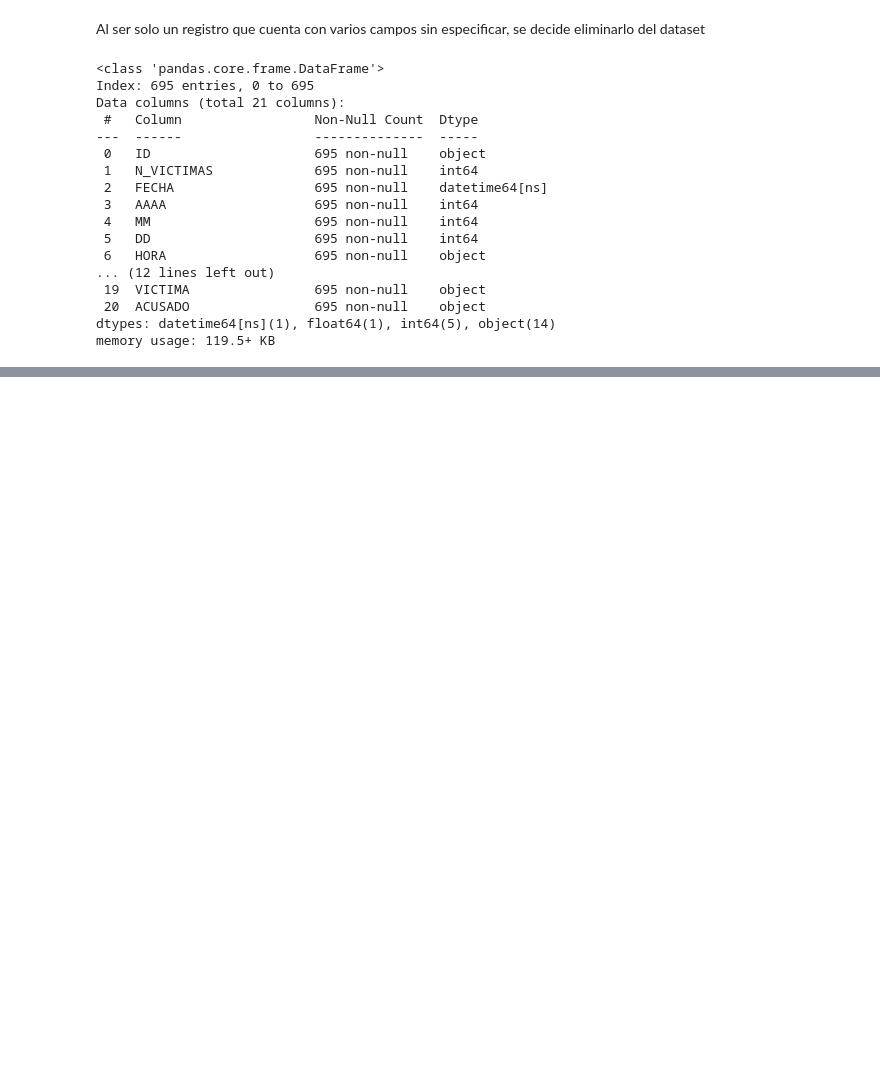
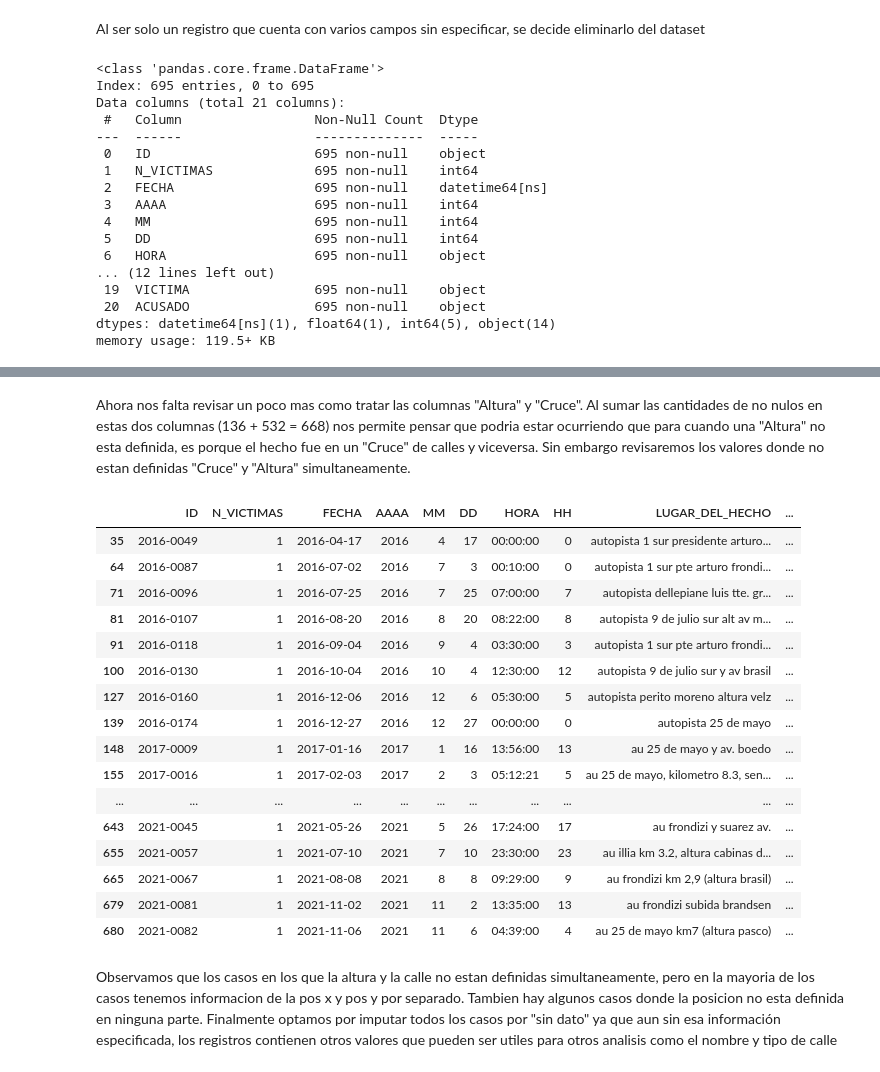
Before and after one commit to Mauro-coder555/Road-safety-system, a Jupyter notebook: ETL/ETL_hechos.ipynb, the cells around one changed output, grey strips where cells are left out. Drawn from its saved outputs; the diff is of its cells as text; code cells hidden in the pictures; blank space fills up the shorter version.

```diff
--- a/ETL/ETL_hechos.ipynb
+++ b/ETL/ETL_hechos.ipynb
@@ -109,0 +123,20 @@ direccion_nula
+# %%
+# Convertir la columna 'Altura' a tipo de dato string
+# Convertir la columna 'Altura' a tipo de dato string y reemplazar NaN por 'None'
+df['ALTURA'] = df['ALTURA'].astype(str).replace('nan', None)
+
+# Imputación para Altura en registros con Dirección Normalizada nula
+df.loc[df['DIRECCIÓN NORMALIZADA'].isnull(), 'ALTURA'] = 'sin datos'
+
+# Imputación para Cruce en registros con Dirección Normalizada nula
+df.loc[df['DIRECCIÓN NORMALIZADA'].isnull(), 'CRUCE'] = 'sin datos'
+
+# Imputación para XY (CABA) en registros con Dirección Normalizada nula
+df.loc[df['DIRECCIÓN NORMALIZADA'].isnull(), 'XY (CABA)'] = 'sin datos'
+
+# Imputación para pos x y pos y en registros con Dirección Normalizada nula
+df.loc[df['DIRECCIÓN NORMALIZADA'].isnull(), 'POS X'] = 'sin datos'
+df.loc[df['DIRECCIÓN NORMALIZADA'].isnull(), 'POS Y'] = 'sin datos'
+
+# Imputación para Dirección Normalizada
+df['DIRECCIÓN NORMALIZADA'].fillna('sin datos', inplace=True)
@@ -109,0 +170,25 @@ direccion_nula
+# %% [markdown]
+Ahora nos falta revisar un poco mas como tratar las columnas "Altura" y "Cruce". Al sumar las cantidades de no nulos en estas dos columnas (136 + 532 = 668) nos permite pensar que podria estar ocurriendo que para cuando una "Altura" no esta definida, es porque el hecho fue en un "Cruce" de calles y viceversa. Sin embargo revisaremos los valores donde no estan definidas "Cruce" y "Altura" simultaneamente.
+# %%
+cruce_altura_nulos = df.loc[(df['CRUCE'].isnull()) & (df['ALTURA'].isnull())]
+cruce_altura_nulos
+# %% [output]
+|  | ID | N_VICTIMAS | FECHA | AAAA | MM | DD | HORA | HH | LUGAR_DEL_HECHO | ... |
+| 35 | 2016-0049 | 1 | 2016-04-17 | 2016 | 4 | 17 | 00:00:00 | 0 | autopista 1 sur presidente arturo... | ... |
+| 64 | 2016-0087 | 1 | 2016-07-02 | 2016 | 7 | 3 | 00:10:00 | 0 | autopista 1 sur pte arturo frondi... | ... |
+| 71 | 2016-0096 | 1 | 2016-07-25 | 2016 | 7 | 25 | 07:00:00 | 7 | autopista dellepiane luis tte. gr... | ... |
+| 81 | 2016-0107 | 1 | 2016-08-20 | 2016 | 8 | 20 | 08:22:00 | 8 | autopista 9 de julio sur alt av m... | ... |
+| 91 | 2016-0118 | 1 | 2016-09-04 | 2016 | 9 | 4 | 03:30:00 | 3 | autopista 1 sur pte arturo frondi... | ... |
+| 100 | 2016-0130 | 1 | 2016-10-04 | 2016 | 10 | 4 | 12:30:00 | 12 | autopista 9 de julio sur y av brasil | ... |
+| 127 | 2016-0160 | 1 | 2016-12-06 | 2016 | 12 | 6 | 05:30:00 | 5 | autopista perito moreno altura velz | ... |
+| 139 | 2016-0174 | 1 | 2016-12-27 | 2016 | 12 | 27 | 00:00:00 | 0 | autopista 25 de mayo | ... |
+| 148 | 2017-0009 | 1 | 2017-01-16 | 2017 | 1 | 16 | 13:56:00 | 13 | au 25 de mayo y av. boedo | ... |
+| 155 | 2017-0016 | 1 | 2017-02-03 | 2017 | 2 | 3 | 05:12:21 | 5 | au 25 de mayo, kilometro 8.3, sen... | ... |
+| ... | ... | ... | ... | ... | ... | ... | ... | ... | ... | ... |
+| 643 | 2021-0045 | 1 | 2021-05-26 | 2021 | 5 | 26 | 17:24:00 | 17 | au frondizi y suarez av. | ... |
+| 655 | 2021-0057 | 1 | 2021-07-10 | 2021 | 7 | 10 | 23:30:00 | 23 | au illia km 3.2, altura cabinas d... | ... |
+| 665 | 2021-0067 | 1 | 2021-08-08 | 2021 | 8 | 8 | 09:29:00 | 9 | au frondizi km 2,9 (altura brasil) | ... |
+| 679 | 2021-0081 | 1 | 2021-11-02 | 2021 | 11 | 2 | 13:35:00 | 13 | au frondizi subida brandsen | ... |
+| 680 | 2021-0082 | 1 | 2021-11-06 | 2021 | 11 | 6 | 04:39:00 | 4 | au 25 de mayo km7 (altura pasco) | ... |
+# %% [markdown]
+Observamos que los casos en los que la altura y la calle no estan definidas simultaneamente, pero en la mayoria de los casos tenemos informacion de la pos x y pos y por separado. Tambien hay algunos casos donde la posicion no esta definida en ninguna parte. Finalmente optamos por imputar todos los casos por "sin dato" ya que aun sin esa información especificada, los registros contienen otros valores que pueden ser utiles para otros analisis como el nombre y tipo de calle
```
Also changed, not shown: parts of 32 cells of this notebook.
